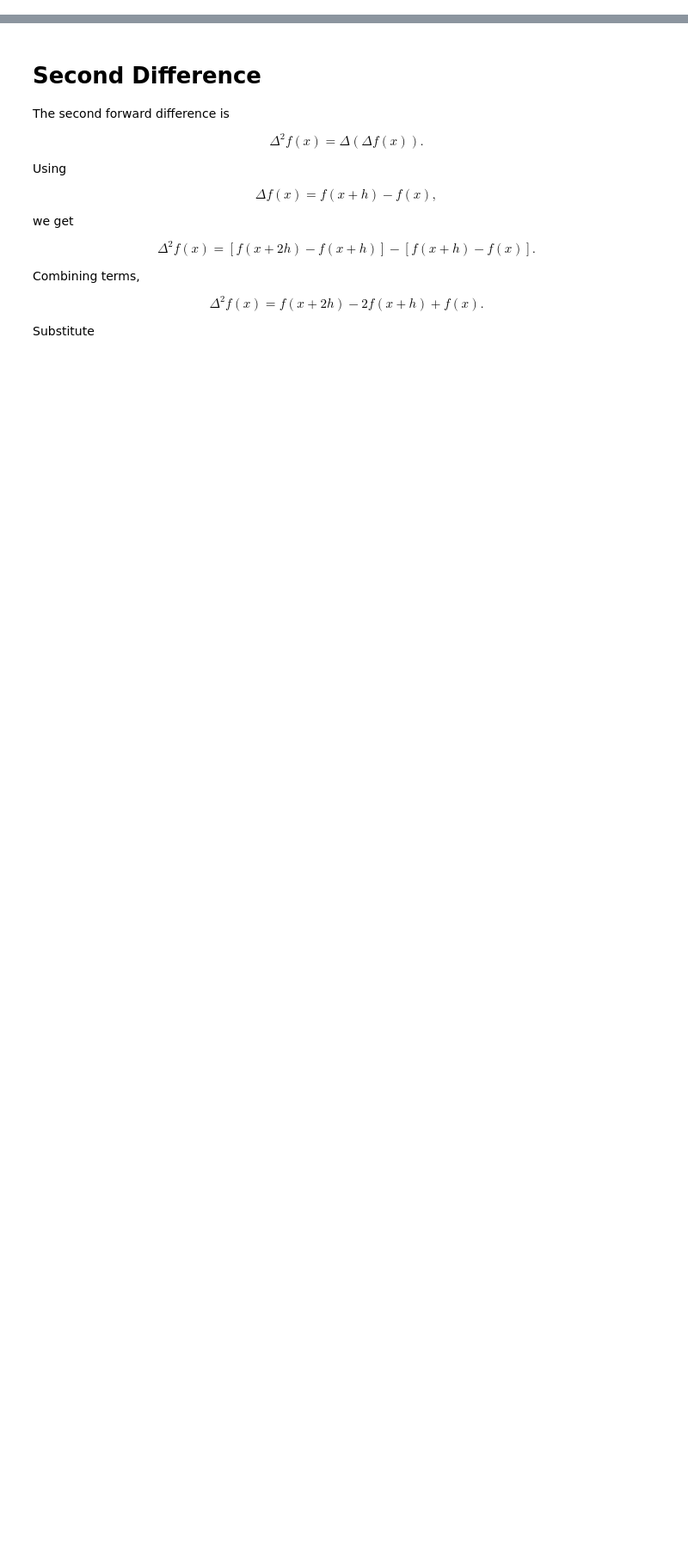
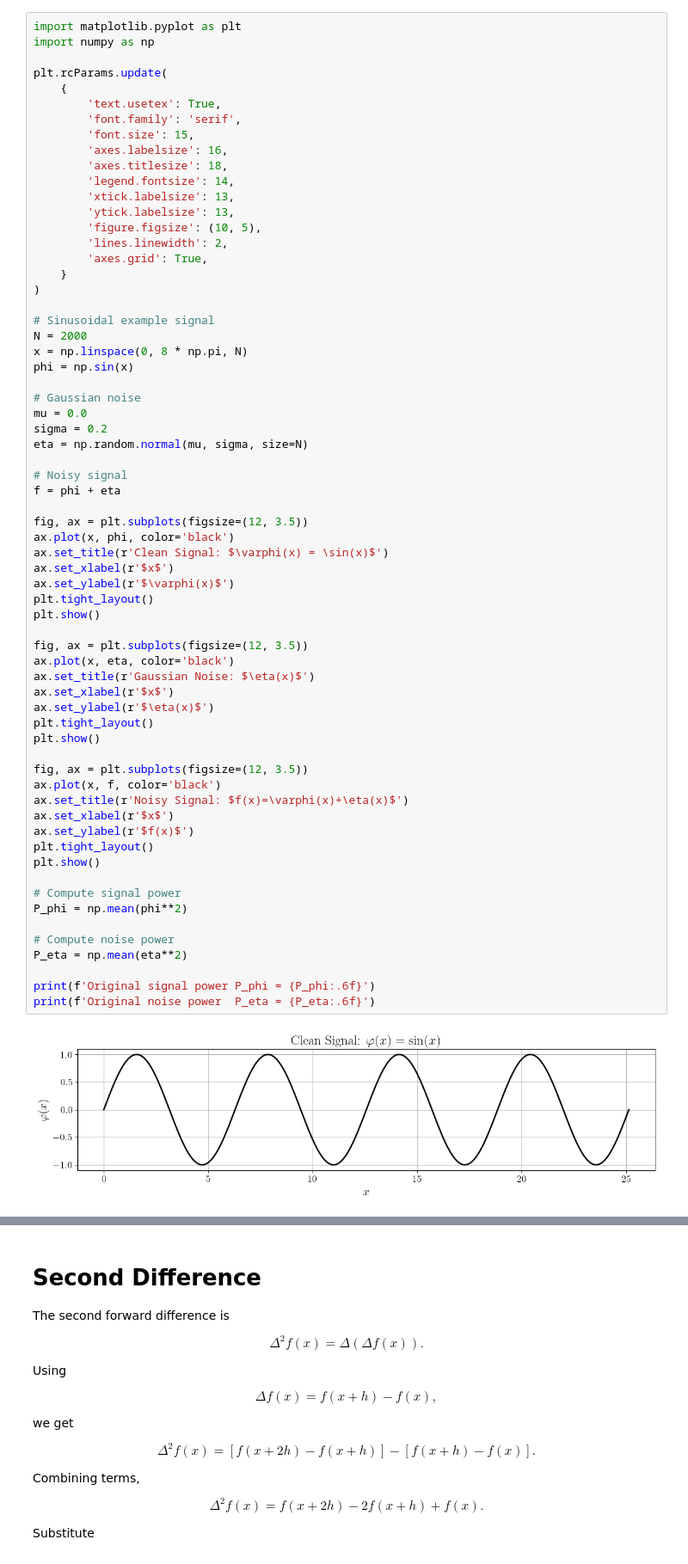
Before and after one commit to mauro-j-sanchirico/personal-experiments, a Jupyter notebook: throwaway/jupyter/2026-05-06_discrete_derivatives.ipynb, the cells around one changed output, grey strips where cells are left out. Shown at 86% size. Saved outputs shown, nothing was run; the diff lists cells and outputs as text; blank space fills up the shorter version.

Commit message:
Add plots and clean up equations in discrete deriv notebook

```diff
--- a/throwaway/jupyter/2026-05-06_discrete_derivatives.ipynb
+++ b/throwaway/jupyter/2026-05-06_discrete_derivatives.ipynb
@@ -24,0 +52,67 @@ $$
+# %%
+import matplotlib.pyplot as plt
+import numpy as np
+
+plt.rcParams.update(
+    {
+        'text.usetex': True,
+        'font.family': 'serif',
+        'font.size': 15,
+        'axes.labelsize': 16,
+        'axes.titlesize': 18,
+        'legend.fontsize': 14,
+        'xtick.labelsize': 13,
+        'ytick.labelsize': 13,
+        'figure.figsize': (10, 5),
+        'lines.linewidth': 2,
+        'axes.grid': True,
+    }
+)
+
+# Sinusoidal example signal
+N = 2000
+x = np.linspace(0, 8 * np.pi, N)
+phi = np.sin(x)
+
+# Gaussian noise
+mu = 0.0
+sigma = 0.2
+eta = np.random.normal(mu, sigma, size=N)
+
+# Noisy signal
+f = phi + eta
+
+fig, ax = plt.subplots(figsize=(12, 3.5))
+ax.plot(x, phi, color='black')
+ax.set_title(r'Clean Signal: $\varphi(x) = \sin(x)$')
+ax.set_xlabel(r'$x$')
+ax.set_ylabel(r'$\varphi(x)$')
+plt.tight_layout()
+plt.show()
+
+fig, ax = plt.subplots(figsize=(12, 3.5))
+ax.plot(x, eta, color='black')
+ax.set_title(r'Gaussian Noise: $\eta(x)$')
+ax.set_xlabel(r'$x$')
+ax.set_ylabel(r'$\eta(x)$')
+plt.tight_layout()
+plt.show()
+
+fig, ax = plt.subplots(figsize=(12, 3.5))
+ax.plot(x, f, color='black')
+ax.set_title(r'Noisy Signal: $f(x)=\varphi(x)+\eta(x)$')
+ax.set_xlabel(r'$x$')
+ax.set_ylabel(r'$f(x)$')
+plt.tight_layout()
+plt.show()
+
+# Compute signal power
+P_phi = np.mean(phi**2)
+
+# Compute noise power
+P_eta = np.mean(eta**2)
+
+print(f'Original signal power P_phi = {P_phi:.6f}')
+print(f'Original noise power  P_eta = {P_eta:.6f}')
+# %% [output]
+[figure, added]
```
Also changed, not shown: parts of 3 cells of this notebook.
